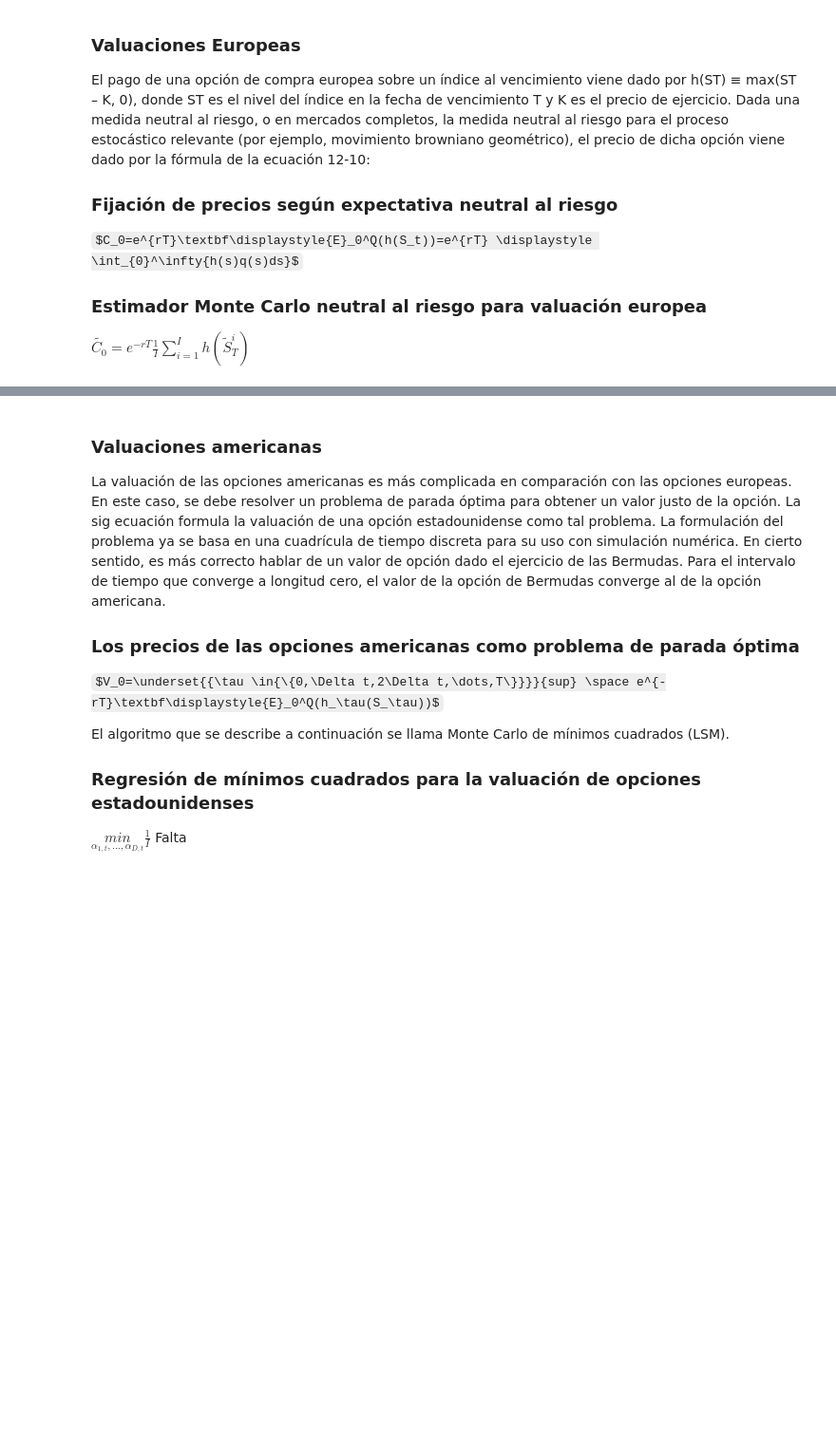
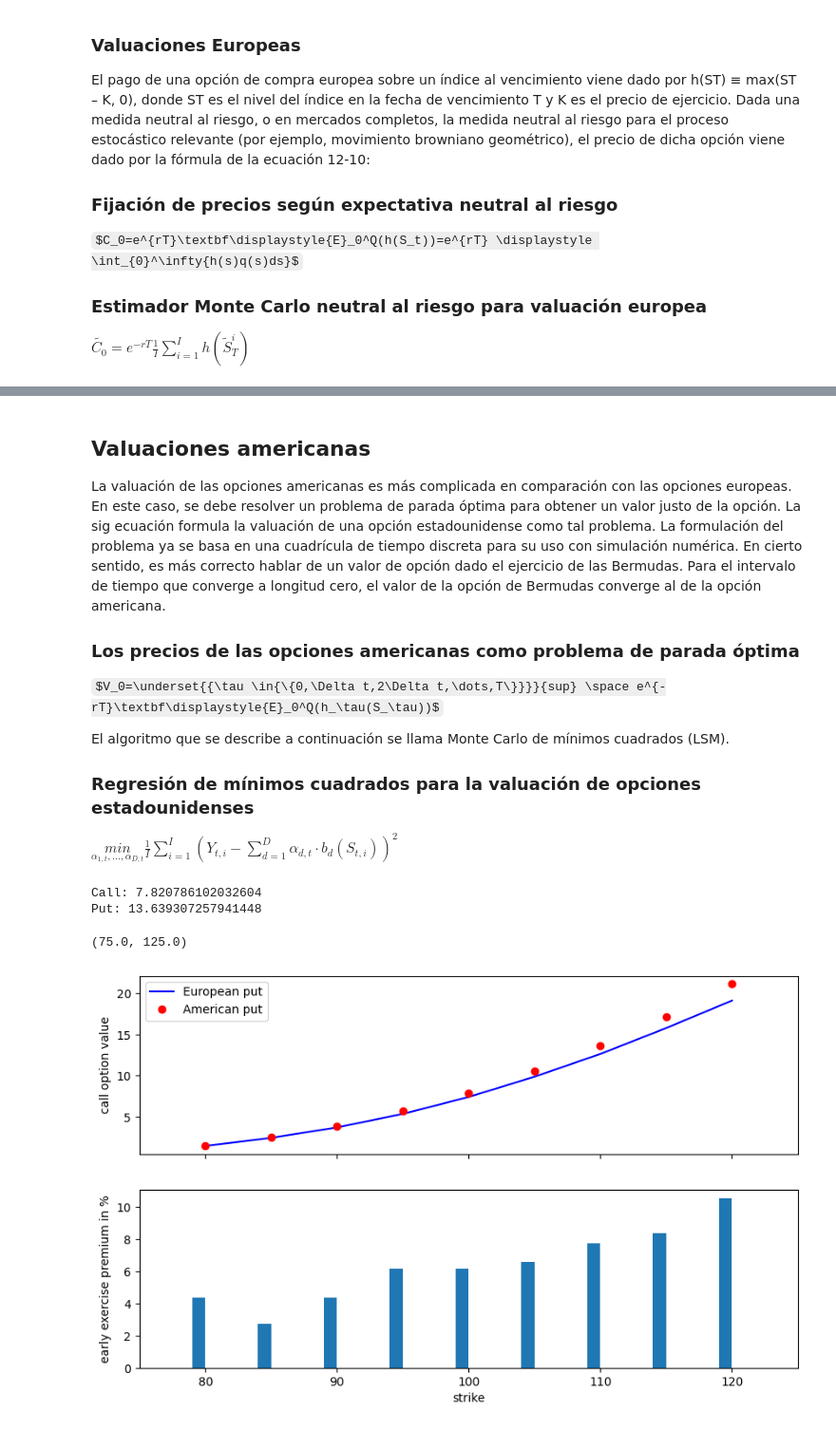
Before and after one commit to JCPulidoG/Genie, a Jupyter notebook: Simulación Estocástica Financiera.ipynb, the cells around one changed output, grey strips where cells are left out. Shown at 95% size. Drawn from its saved outputs; the diff is of its cells as text; code cells hidden in the pictures; some formulas as TeX source; blank space fills up the shorter version.

```diff
--- a/Simulación Estocástica Financiera.ipynb
+++ b/Simulación Estocástica Financiera.ipynb
@@ -511,5 +513,5 @@ plt.show()
 # %% [markdown]
-### Valuaciones americanas
+## Valuaciones americanas
 
 La valuación de las opciones americanas es más complicada en comparación con las opciones europeas. En este caso, se debe resolver un problema de parada óptima para obtener un valor justo de la opción. La sig ecuación formula la valuación de una opción estadounidense como tal problema. La formulación del problema ya se basa en una cuadrícula de tiempo discreta para su uso con simulación numérica. En cierto sentido, es más correcto hablar de un valor de opción dado el ejercicio de las Bermudas. Para el intervalo de tiempo que converge a longitud cero, el valor de la opción de Bermudas converge al de la opción americana.
 
@@ -519,4 +521,75 @@ $V_0=\underset{{\tau \in{\{0,\Delta t,2\Delta t,\dots,T\}}}}{sup} \space e^{-rT}
 El algoritmo que se describe a continuación se llama Monte Carlo de mínimos cuadrados (LSM).
 
 ### Regresión de mínimos cuadrados para la valuación de opciones estadounidenses
-$\underset{\alpha_{1,t},\dots,\alpha_{D,t}}{min}\frac{1}{I}$ Falta
+$\underset{\alpha_{1,t},\dots,\alpha_{D,t}}{min}\frac{1}{I} \displaystyle \sum_{i=1}^I{(Y_{t,i}-\sum_{d=1}^D{\alpha_{d,t}\cdot}b_d(S_{t,i}))^2}$
+# %%
+# Función que implementa el algoritmo LSM para opciones Call y Put Americanos:
+def gbm_mcs_amer(K, option='call'):
+# Valuation of American option in Black-Scholes-Merton by Monte Carlo simulation by LSM algorithm
+#     Parameters
+# ==========
+#     K: float (positive) strike price of the option
+#     option: string type of the option to be valued ('call', 'put')
+#     Returns
+# =======
+#     C0: float estimated present value of American call option
+    dt = T / M
+    df = np.exp(-r * dt)
+    # simulation of index levels
+    S = np.zeros((M + 1, I))
+    S[0] = S0
+    sn = gen_sn(M, I)
+    for t in range(1, M + 1):
+        S[t] = S[t - 1] * np.exp((r - 0.5 * sigma ** 2) * dt + sigma * np.sqrt(dt) * sn[t])
+        # case based calculation of payoff
+    if option == 'call':
+        h = np.maximum(S - K, 0)
+    else:
+        h = np.maximum(K - S, 0)
+    # LSM algorithm
+    V = np.copy(h)
+    for t in range(M - 1, 0, -1):
+        reg = np.polyfit(S[t], V[t + 1] * df, 7)
+        C = np.polyval(reg, S[t])
+        V[t] = np.where(C > h[t], V[t + 1] * df, h[t])
+    # MCS estimator
+    C0 = df * np.mean(V[1])
+    return C0
+
+gbm_call = gbm_mcs_amer(110, option='call')
+gbm_put = gbm_mcs_amer(110, option='put')
+print("Call: " + str(gbm_call))
+print("Put: " + str(gbm_put))
+# %% [output]
+Call: 7.820786102032604
+Put: 13.639307257941448
+# %%
+# La valuación europea de una opción representa un límite inferior al valor de la opción americana.
+# La diferencia generalmente se denomina prima de ejercicio anticipado.
+# A continuación se comparan los valores de las opciones europeas y americanas para el mismo rango de ejercicios
+# que antes para estimar la prima de ejercicio anticipado, esta vez con opciones de venta:
+euro_res = []
+amer_res = []
+
+k_list = np.arange(80., 120.1, 5.)
+
+for K in k_list:
+    euro_res.append(gbm_mcs_dyna(K, 'put'))
+    amer_res.append(gbm_mcs_amer(K, 'put'))
+
+euro_res = np.array(euro_res)
+amer_res = np.array(amer_res)
+
+fig, (ax1, ax2) = plt.subplots(2, 1, sharex = True, figsize = (10, 6))
+ax1.plot(k_list, euro_res, 'b', label = 'European put')
+ax1.plot(k_list, amer_res, 'ro', label = 'American put')
+ax1.set_ylabel('call option value')
+ax1.legend(loc = 0)
+wi = 1.0
+ax2.bar(k_list - wi / 2, (amer_res - euro_res) / euro_res * 100, wi)
+ax2.set_xlabel('strike')
+ax2.set_ylabel('early exercise premium in %')
+ax2.set_xlim(left = 75, right = 125)
+# %% [output]
+(75.0, 125.0)
+[figure, added]
```
Also changed, not shown: parts of 22 cells of this notebook.
